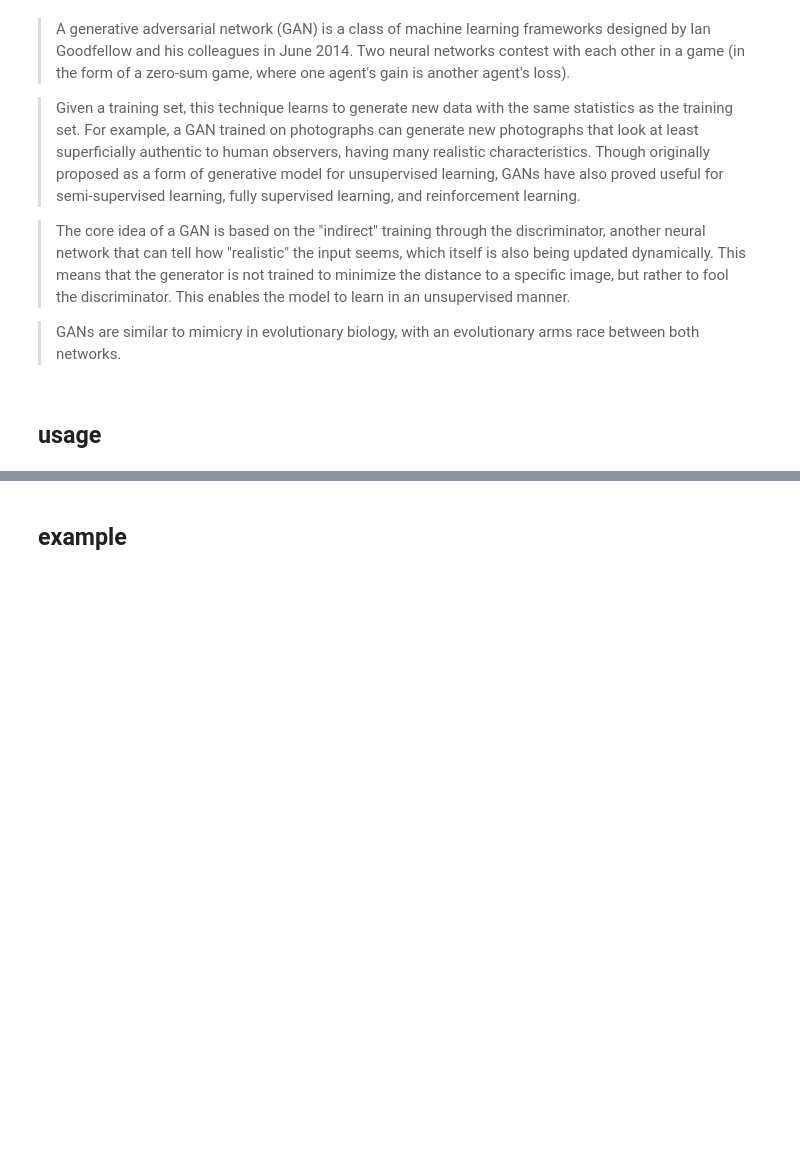
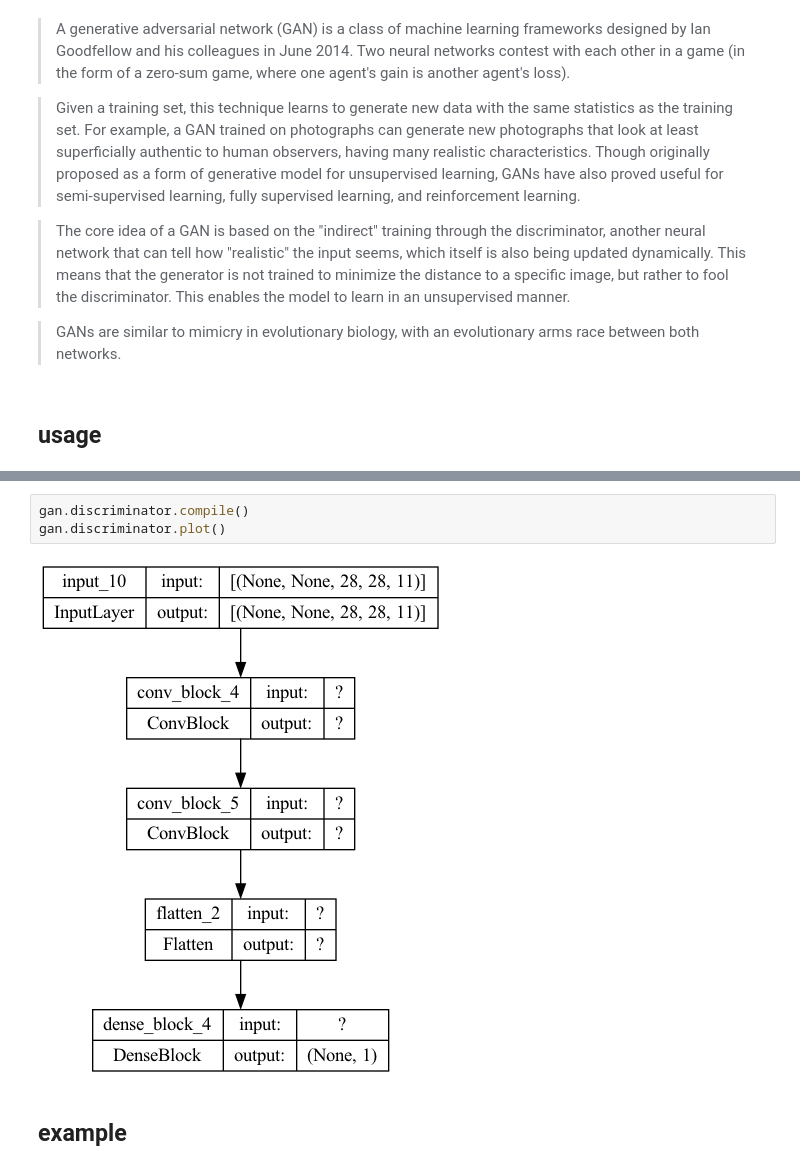
Before and after one commit to achillesrasquinha/deeply, a Jupyter notebook: docs/source/models/conditional-dcgan.ipynb, the cells around one changed output, grey strips where cells are left out. Cells and saved outputs as stored; diff of their text form; blank space fills up the shorter version.

```diff
--- a/docs/source/models/conditional-dcgan.ipynb
+++ b/docs/source/models/conditional-dcgan.ipynb
@@ -33,3 +32,8 @@ Metal device set to: Apple M1
+# %%
+gan.discriminator.compile()
+gan.discriminator.plot()
+# %% [output]
+[figure, added]
 # %% [markdown]
 ## example
 # %%
```
Also changed, not shown: parts of 3 cells of this notebook, 23 other files.
